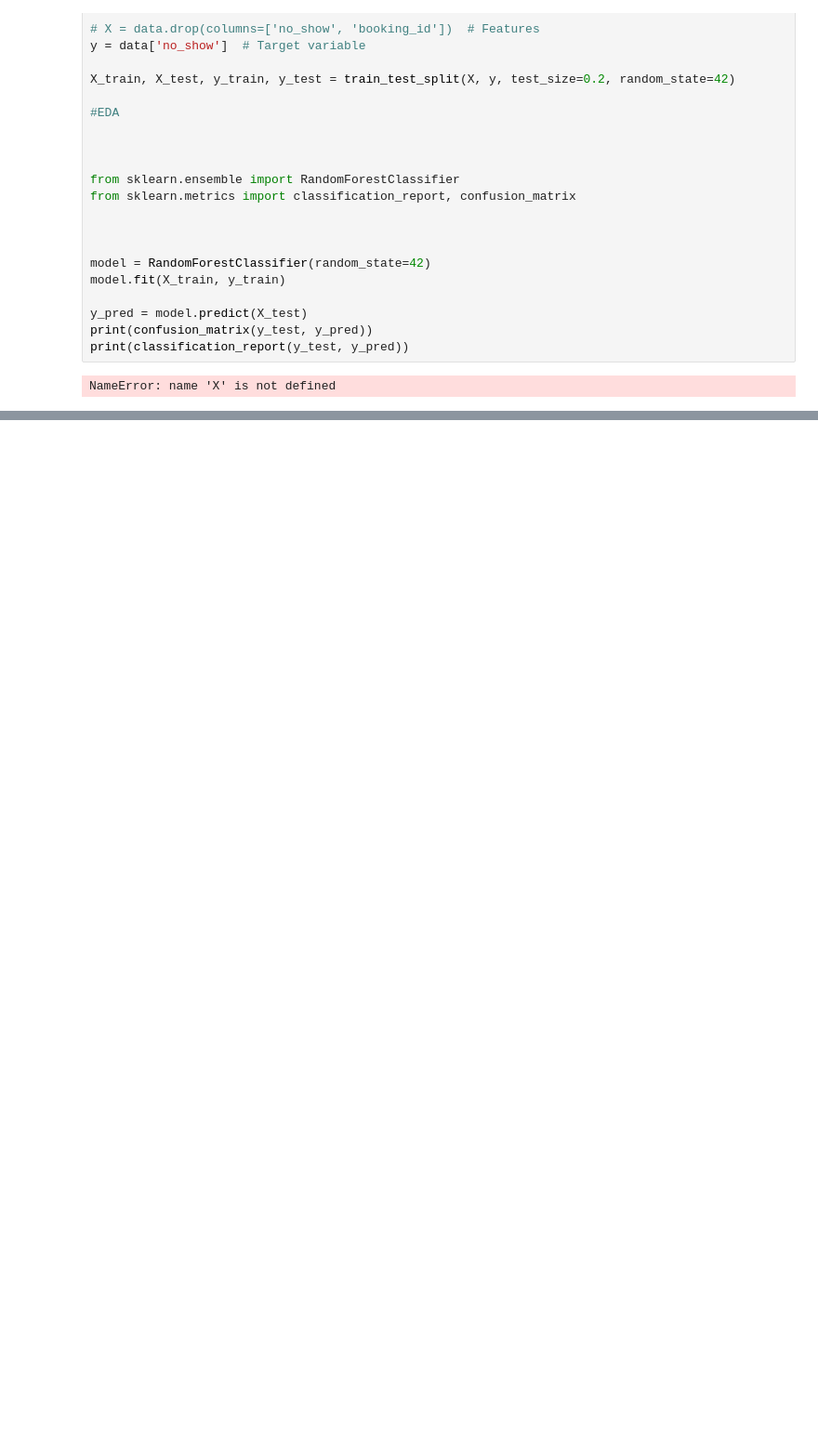
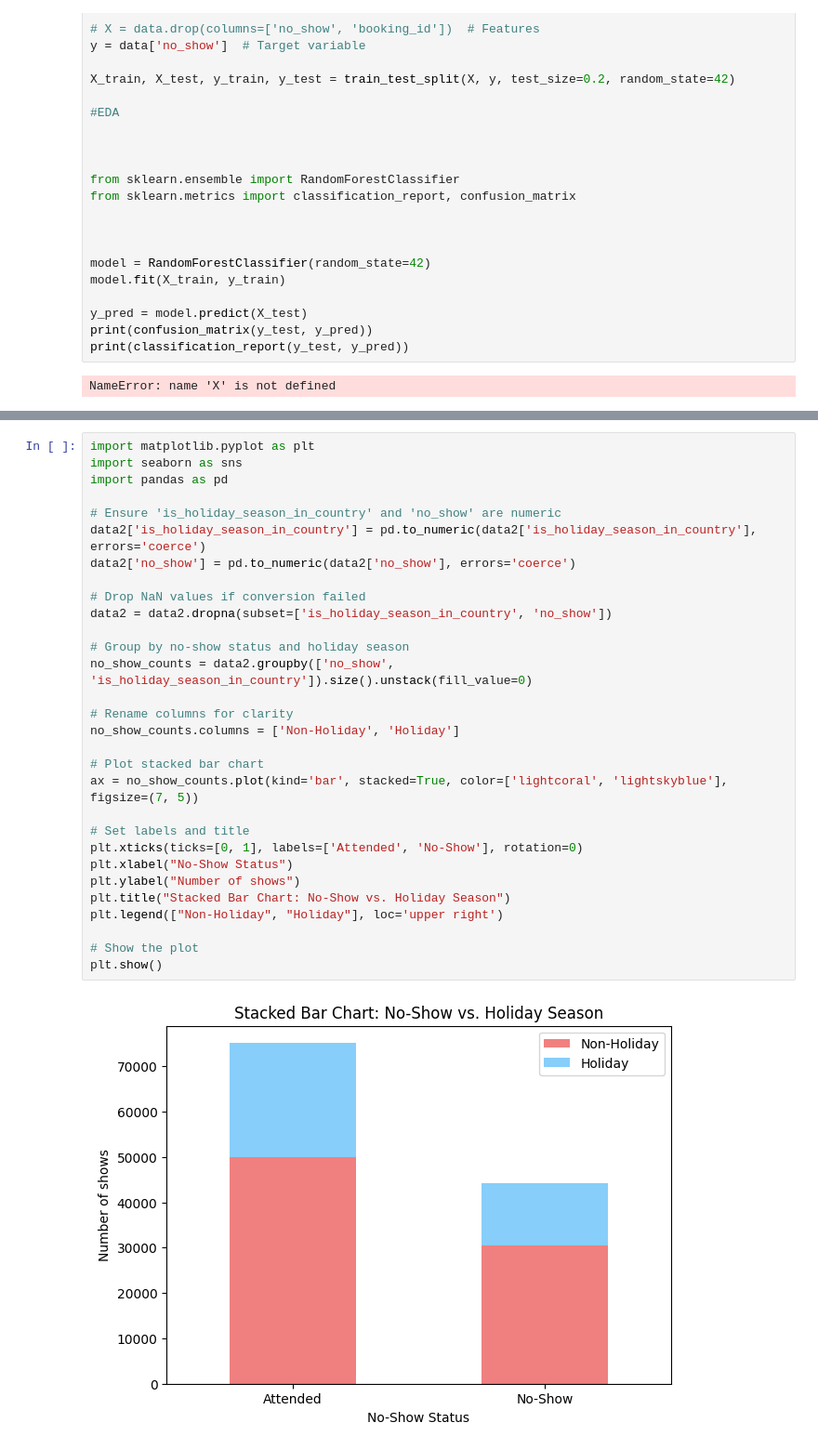
Before and after one commit to e-seet/inf2008ML, a Jupyter notebook: notebook.ipynb, the cells around one changed output, grey strips where cells are left out. Shown at 93% size. Cells and saved outputs as stored; diff of their text form; blank space fills up the shorter version.

```diff
--- a/notebook.ipynb
+++ b/notebook.ipynb
@@ -1536,0 +2236,32 @@ NameError: name 'X' is not defined
+# %%
+import matplotlib.pyplot as plt
+import seaborn as sns
+import pandas as pd
+
+# Ensure 'is_holiday_season_in_country' and 'no_show' are numeric
+data2['is_holiday_season_in_country'] = pd.to_numeric(data2['is_holiday_season_in_country'], errors='coerce')
+data2['no_show'] = pd.to_numeric(data2['no_show'], errors='coerce')
+
+# Drop NaN values if conversion failed
+data2 = data2.dropna(subset=['is_holiday_season_in_country', 'no_show'])
+
+# Group by no-show status and holiday season
+no_show_counts = data2.groupby(['no_show', 'is_holiday_season_in_country']).size().unstack(fill_value=0)
+
+# Rename columns for clarity
+no_show_counts.columns = ['Non-Holiday', 'Holiday']
+
+# Plot stacked bar chart
+ax = no_show_counts.plot(kind='bar', stacked=True, color=['lightcoral', 'lightskyblue'], figsize=(7, 5))
+
+# Set labels and title
+plt.xticks(ticks=[0, 1], labels=['Attended', 'No-Show'], rotation=0)
+plt.xlabel("No-Show Status")
+plt.ylabel("Number of shows")
+plt.title("Stacked Bar Chart: No-Show vs. Holiday Season")
+plt.legend(["Non-Holiday", "Holiday"], loc='upper right')
+
+# Show the plot
+plt.show()
+# %% [output]
+[figure, added]
```
Also changed, not shown: parts of 31 cells of this notebook, 1 other file.
